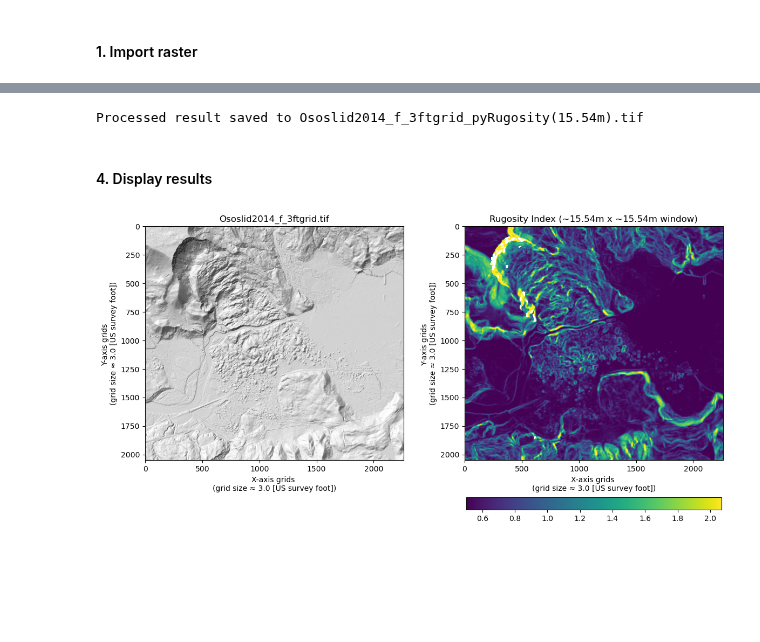
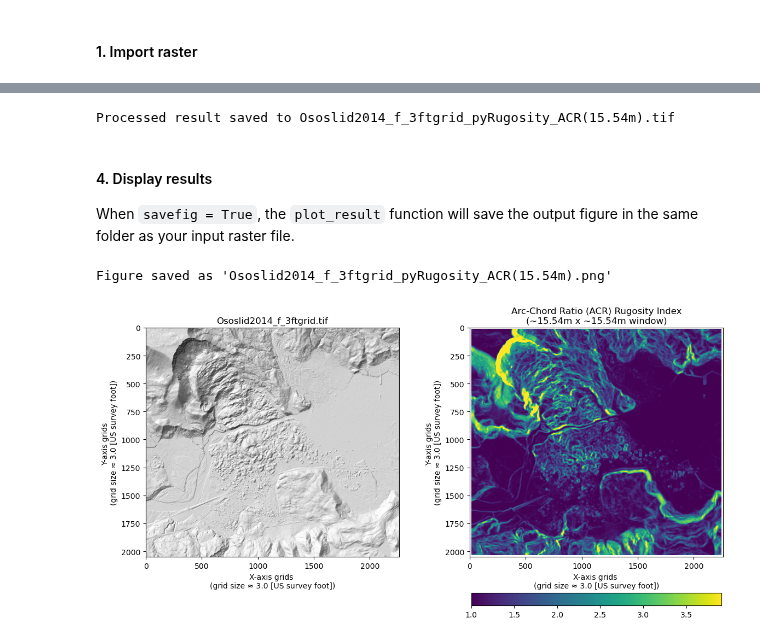
Before and after one commit to GeoLarryLai/pyTopoComplexity, a Jupyter notebook: example/pyrugosity_example.ipynb, the cells around one changed output, grey strips where cells are left out. Cells and saved outputs as stored; diff of their text form; code cells hidden in the pictures; blank space fills up the shorter version.

```diff
--- a/example/pyrugosity_example.ipynb
+++ b/example/pyrugosity_example.ipynb
@@ -44,11 +58,9 @@ input_dir = os.path.join(base_dir, input_file)
 # %%
-from pytopocomplexity import pyrugosity
-
 # Create an instance of pyrugosity
-rgty = pyrugosity(chunk_processing=True, chunksize=(512, 512))
+rgty = RugosityIndex(window_size=17)
+#window_size must be an odd number and >= 3 (default is set to 3)
 
 # Run analysis using pyrugosity module
-Z, result, meta, window_m = rgty.analyze(input_dir, window_size = 17)
-#window_size must be an odd number and >= 3 (default is set to 3)
+Z, result, meta, window_m = rgty.analyze(input_dir, slope_correction=True, chunk_processing=True, chunksize=(512, 512))
 #returned 'window_m' will always be in meters, calculated from defined 'window_size' and the grid spacing of the input raster
 # %% [output]
@@ -58,47 +75,22 @@ Z, result, meta, window_m = rgty.analyze(input_dir, window_size = 17)
 # %%
 # Generate output file name
-output_file = os.path.splitext(input_file)[0] + f'_pyRugosity({round(window_m, 2)}m).tif'
+if rgty.slope_correction:
+    output_file = os.path.splitext(input_file)[0] + f'_pyRugosity_ACR({round(window_m, 2)}m).tif'
+else:
+    output_file = os.path.splitext(input_file)[0] + f'_pyRugosity_Conv({round(window_m, 2)}m).tif'
 output_dir = os.path.join(base_dir, output_file)
 
 # Export the result using pyrugosity module
-rgty.export_result(result, meta, output_dir)
+rgty.export_result(output_dir)
 # %% [output]
-Processed result saved to Ososlid2014_f_3ftgrid_pyRugosity(15.54m).tif
+Processed result saved to Ososlid2014_f_3ftgrid_pyRugosity_ACR(15.54m).tif
-# %% [markdown]
-#### 4. Display results
-# %%
-import rasterio
-import numpy as np
-import matplotlib.pyplot as plt
-from matplotlib.colors import LightSource
-
-# Get CRS information for plotting
-with rasterio.open(input_dir) as src:
-    transform = src.transform
-    crs = src.crs
-
-# Plot results
-fig, axes = plt.subplots(nrows=1, ncols=2, figsize=(12, 6))
-
-# Plot the hillshade
-ls = LightSource(azdeg=315, altdeg=45)
-hs = axes[0].imshow(ls.hillshade(Z, vert_exag=2), cmap='gray')
-axes[0].set_title(input_file)
-axes[0].set_xlabel(f'X-axis grids \n(grid size ≈ {round(transform[0],4)} [{crs.linear_units}])')
-axes[0].set_ylabel(f'Y-axis grids \n(grid size ≈ {-round(transform[4],4)} [{crs.linear_units}])')
-cbar1 = fig.colorbar(hs, ax=axes[0], orientation='horizontal', fraction=0.045, pad=0.13)
-cbar1.ax.set_visible(False)
-
-# Plot the 2D-CWT roughness
-im = axes[1].imshow(result, cmap='viridis')
-im.set_clim(round(np.nanpercentile(result, 1), 2), round(np.nanpercentile(result, 99), 2))
-axes[1].set_title(f'Rugosity Index (~{round(window_m, 2)}m x ~{round(window_m, 2)}m window)')
-axes[1].set_xlabel(f'X-axis grids \n(grid size ≈ {round(transform[0],4)} [{crs.linear_units}])')
-axes[1].set_ylabel(f'Y-axis grids \n(grid size ≈ {-round(transform[4],4)} [{crs.linear_units}])')
-cbar2 = fig.colorbar(im, ax=axes[1], orientation='horizontal', fraction=0.045, pad=0.13)
-
-plt.tight_layout()
-plt.savefig('pyrugosity.png', dpi=200, bbox_inches='tight')
-plt.show()
-# %% [output]
-[figure, removed]
+# %% [markdown]
+#### 4. Display results
+
+When `savefig = True`, the `plot_result` function will save the output figure in the same folder as your input raster file.
+# %%
+# Plot and save the results
+rgty.plot_result(savefig=True)
+# %% [output]
+Figure saved as 'Ososlid2014_f_3ftgrid_pyRugosity_ACR(15.54m).png'
+[figure, added]
```
Also changed, not shown: parts of 11 cells of this notebook.
